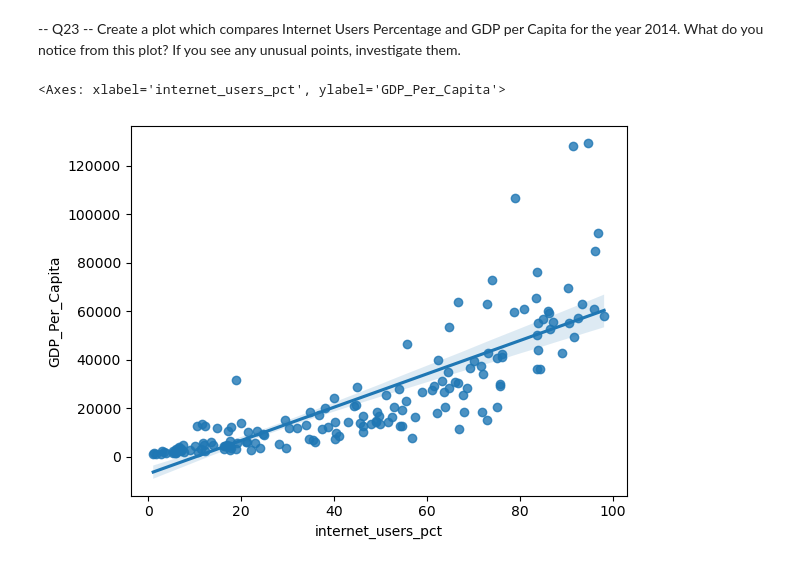
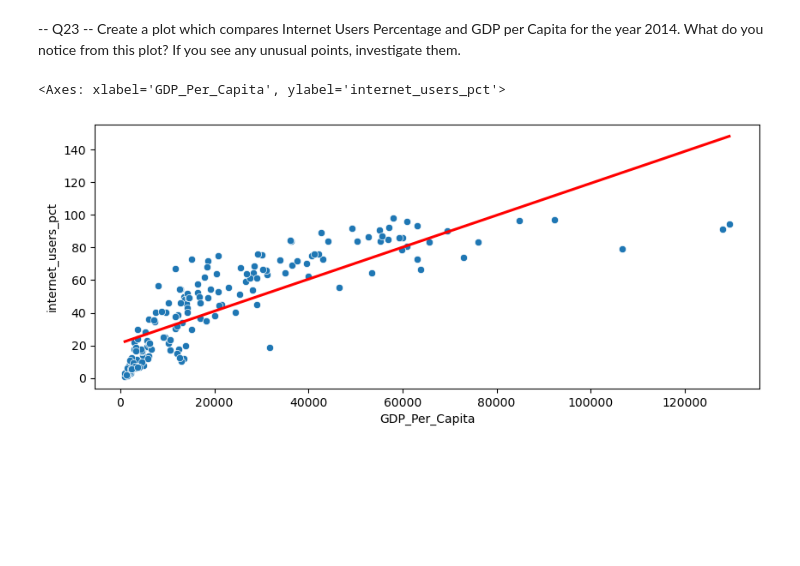
Before and after one commit to NSS-Full-Time-Data-Analytics-15/un-project-JakeWard91, a Jupyter notebook: scripts/un_project_ward.ipynb, the cells around one changed output. Saved outputs shown, nothing was run; the diff lists cells and outputs as text; code cells hidden in the pictures; blank space fills up the shorter version.

```diff
--- a/scripts/un_project_ward.ipynb
+++ b/scripts/un_project_ward.ipynb
@@ -447,12 +519,12 @@ below5.country.count()
 <font color='yellow'>---------------------------------------------------------------------------------------------------------------------------------------------------------</font>
 # %% [markdown]
 -- Q20 -- Merge the two DataFrames to one. Do this in a way that keeps **all rows** from each of the two DataFrames. Call the new DataFrame `gdp_and_internet_use`. Look at the first and last few rows to confirm that it merged correctly.
+# %%
+internet_df = internet_df.rename(columns = {'country':'Country','year':'Year'})
 # %%
-gdp_and_internet_use = pd.merge(gdp_df, internet_df,
-                                left_on = ['Country','Year'], right_on = ['country','year'],
-                                how = 'left')
+gdp_and_internet_use = gdp_df.merge(internet_df,
+                               on = ['Country','Year'],
+                                how = 'outer')
-# %%
-gdp_and_internet_use = gdp_and_internet_use.drop(columns = ['country','year'])
 # %% [markdown]
 <font color='yellow'>---------------------------------------------------------------------------------------------------------------------------------------------------------</font>
 # %% [markdown]
@@ -487,7 +574,9 @@ gdp_and_internet_use_2014 = gdpint2014
 # %% [markdown]
 -- Q23 --  Create a plot which compares Internet Users Percentage and GDP per Capita for the year 2014. What do you notice from this plot? If you see any unusual points, investigate them.
 # %%
-sns.regplot(x = gdp_and_internet_use_2014.internet_users_pct, y = gdp_and_internet_use_2014.GDP_Per_Capita)
+plt.figure(figsize = (10,4))
+sns.scatterplot(y='internet_users_pct', x='GDP_Per_Capita', data=gdp_and_internet_use_2014)
+sns.regplot(y='internet_users_pct', x='GDP_Per_Capita', data=gdp_and_internet_use_2014, scatter=False, ci=None, color='red')
 # %% [output]
-<Axes: xlabel='internet_users_pct', ylabel='GDP_Per_Capita'>
+<Axes: xlabel='GDP_Per_Capita', ylabel='internet_users_pct'>
-[figure, old version]
+[figure, new version]
```
Also changed, not shown: parts of 18 cells of this notebook.
